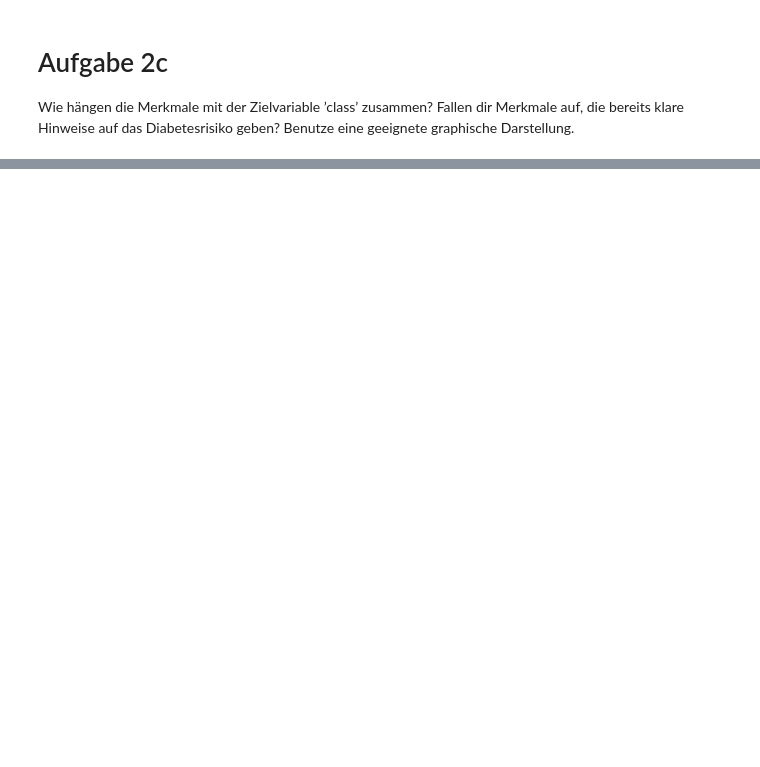
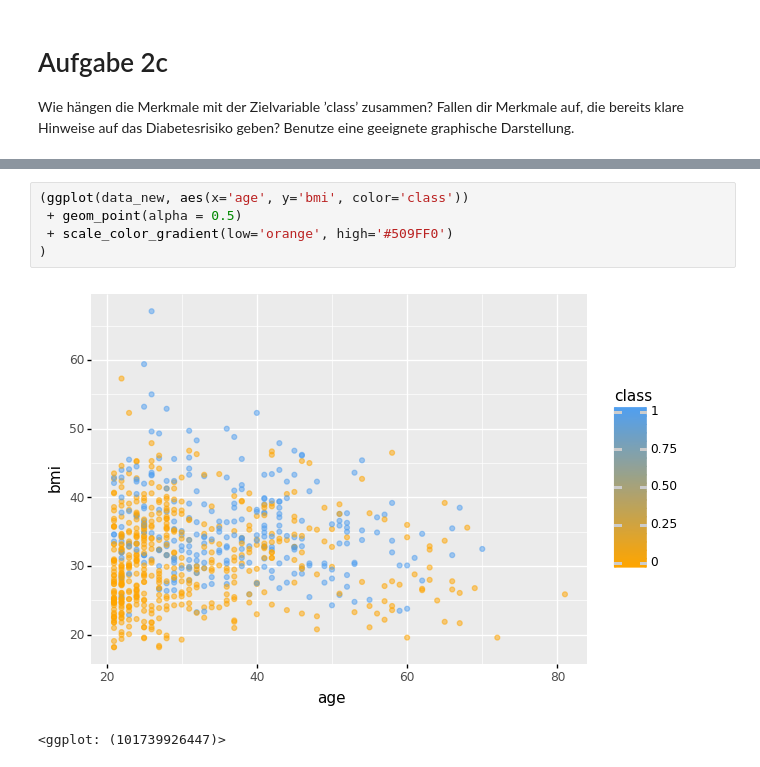
Before and after one commit to alexschillingfhnw/daw, a Jupyter notebook: Diabetes.ipynb, the cells around one changed output, grey strips where cells are left out. Cells and saved outputs as stored; diff of their text form; blank space fills up the shorter version.

```diff
--- a/Diabetes.ipynb
+++ b/Diabetes.ipynb
@@ -155,0 +188,8 @@ bereits klare Hinweise auf das Diabetesrisiko geben? Benutze eine geeignete grap
+# %%
+(ggplot(data_new, aes(x='age', y='bmi', color='class'))
+ + geom_point(alpha = 0.5)
+ + scale_color_gradient(low='orange', high='#509FF0')
+)
+# %% [output]
+[figure, added]
+<ggplot: (101739926447)>
```
Also changed, not shown: parts of 33 cells of this notebook.
